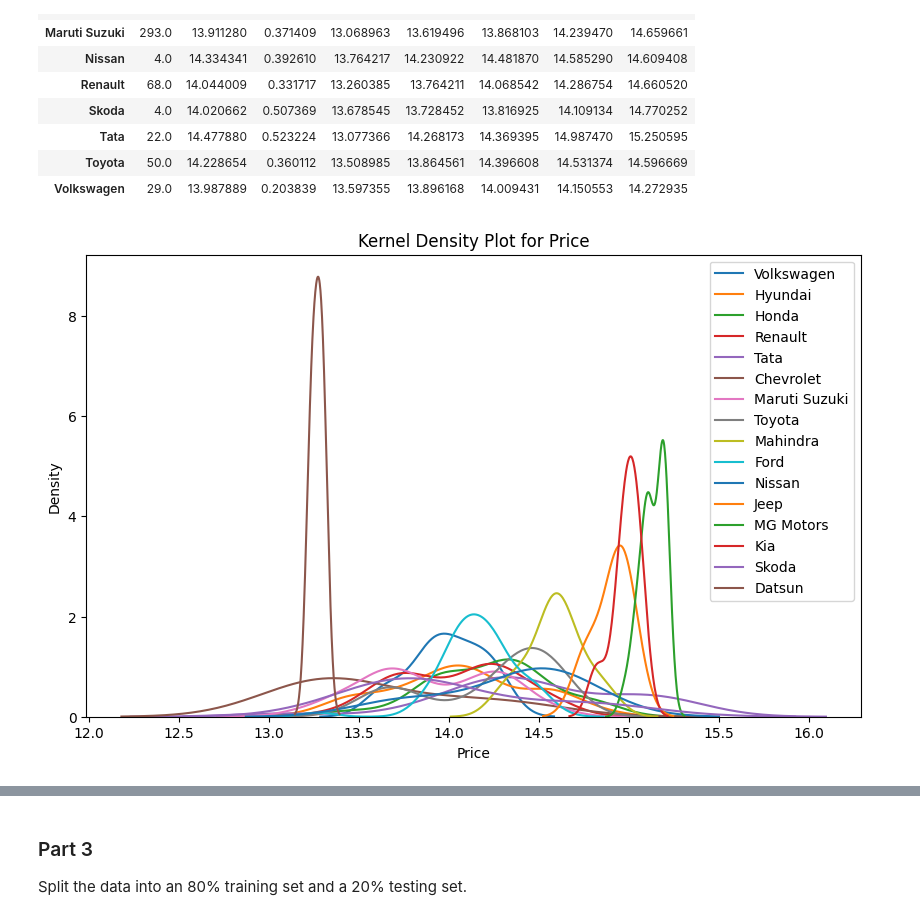
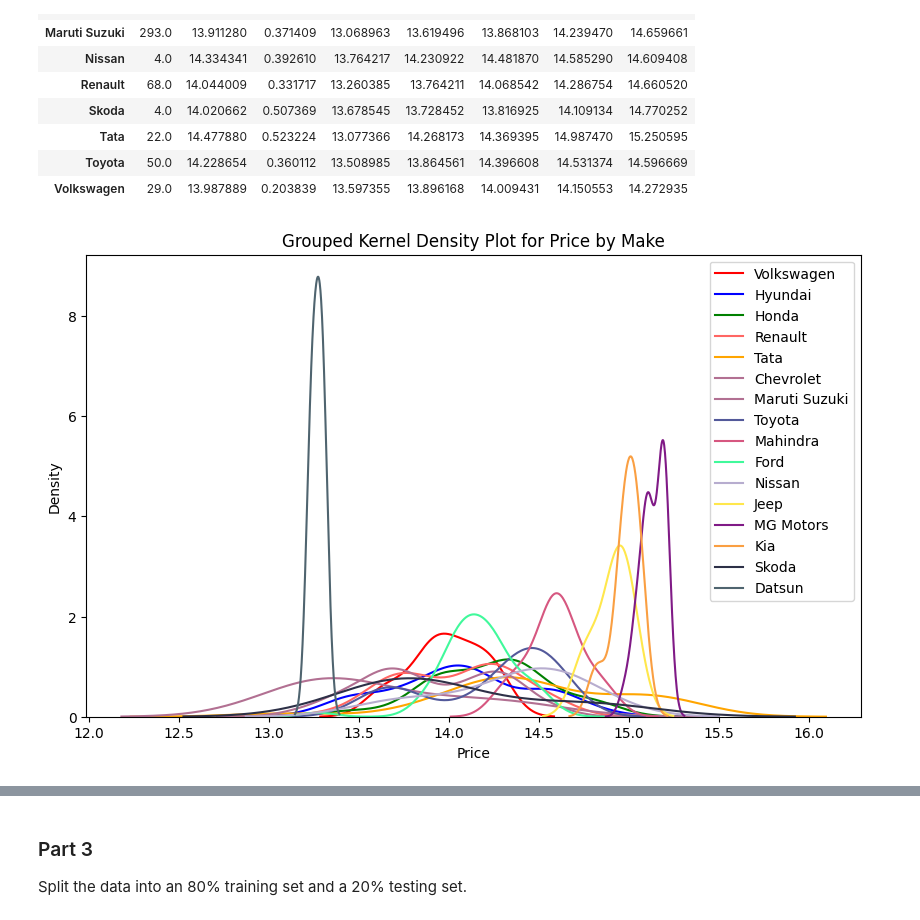
Before and after one commit to elaine-zhang12/assignment4, a Jupyter notebook: assignment4.ipynb, the cells around one changed output, grey strips where cells are left out. Cells and saved outputs as stored; diff of their text form; code cells hidden in the pictures.

```diff
--- a/assignment4.ipynb
+++ b/assignment4.ipynb
@@ -119,12 +119,14 @@ car.groupby('Make')['price_arc'].describe()
 # %%
 # kernel density plot
 plt.figure(figsize=(10, 6))
-for make in car['Make'].unique():
-    sns.kdeplot(car[car['Make'] == make]['price_arc'], label=make)
-plt.title('Kernel Density Plot for Price')
+colors = ['red', 'blue', 'green', '#ff6663', 'orange', '#b27092', '#b27092', '#53599a', '#d65780', '#40f99b', '#b7adcf',
+          '#ffe74c', '#801a86', '#fa9f42', '#2d3047', '#4f646f']
+for i, make in enumerate(car['Make'].unique()):
+    sns.kdeplot(car[car['Make'] == make]['price_arc'], label=make, color=colors[i])
+plt.title('Grouped Kernel Density Plot for Price by Make')
 plt.xlabel('Price')
 plt.ylabel('Density')
 plt.legend()
 plt.show()
 # %% [output]
-[figure, old version]
+[figure, new version]
```
Also changed, not shown: parts of 3 cells of this notebook.
